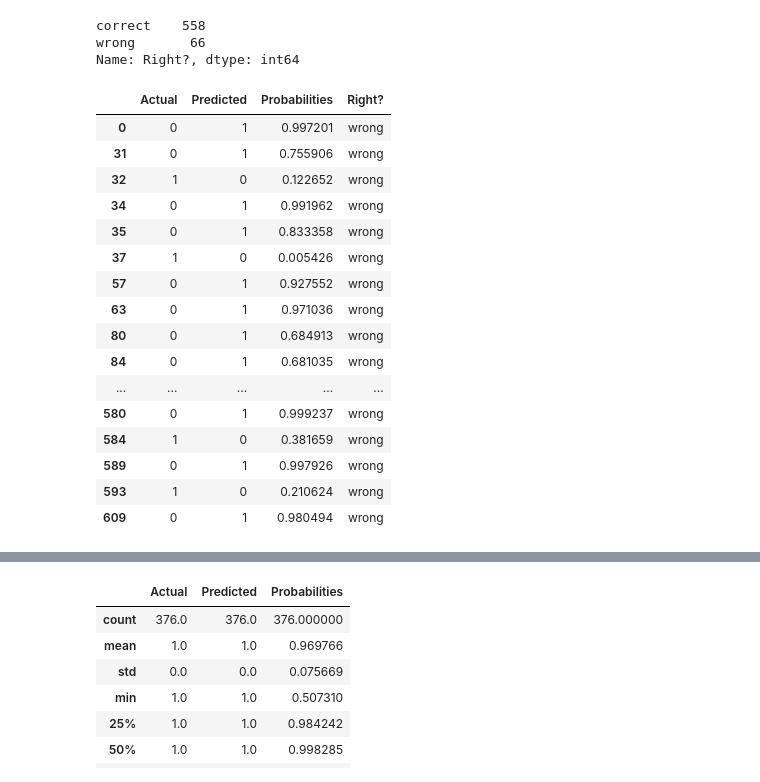
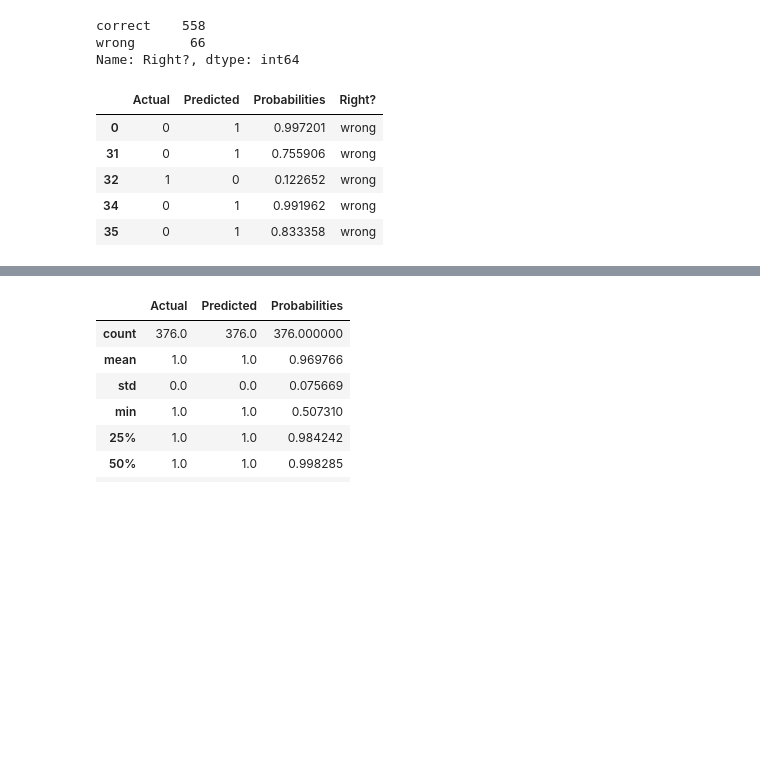
Before and after one commit to jingyunw/CNN_Image_Classification, a Jupyter notebook: prob_eva.ipynb, the cells around one changed output, grey strips where cells are left out. Cells and saved outputs as stored; diff of their text form; code cells hidden in the pictures; blank space fills up the shorter version.

```diff
--- a/prob_eva.ipynb
+++ b/prob_eva.ipynb
@@ -1,6 +1,10 @@
 # %%
 import pandas as pd
 pd.options.display.max_rows = 100
+pd.set_option("precision", 6)
+import seaborn as sns
+import matplotlib.pyplot as plt
+%matplotlib inline
 # %%
 df = pd.read_csv('saved_csv/compare_test_df.csv', index_col=0)
 df
@@ -37,24 +42,14 @@ correct    558
 wrong       66
 Name: Right?, dtype: int64
 # %%
+# Sub-df for predict wrong
 df_wrong = df.loc[df['Right?'] == "wrong"]
-df_wrong
+df_wrong.head()
 # %% [output]
 |  | Actual | Predicted | Probabilities | Right? |
 | 0 | 0 | 1 | 0.997201 | wrong |
 | 31 | 0 | 1 | 0.755906 | wrong |
 | 32 | 1 | 0 | 0.122652 | wrong |
 | 34 | 0 | 1 | 0.991962 | wrong |
 | 35 | 0 | 1 | 0.833358 | wrong |
-| 37 | 1 | 0 | 0.005426 | wrong |
-| 57 | 0 | 1 | 0.927552 | wrong |
-| 63 | 0 | 1 | 0.971036 | wrong |
-| 80 | 0 | 1 | 0.684913 | wrong |
-| 84 | 0 | 1 | 0.681035 | wrong |
-| ... | ... | ... | ... | ... |
-| 580 | 0 | 1 | 0.999237 | wrong |
-| 584 | 1 | 0 | 0.381659 | wrong |
-| 589 | 0 | 1 | 0.997926 | wrong |
-| 593 | 1 | 0 | 0.210624 | wrong |
-| 609 | 0 | 1 | 0.980494 | wrong |
 # %%
```
Also changed, not shown: parts of 16 cells of this notebook.
